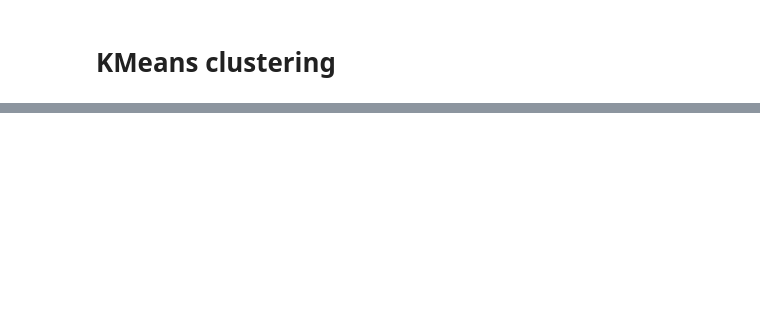
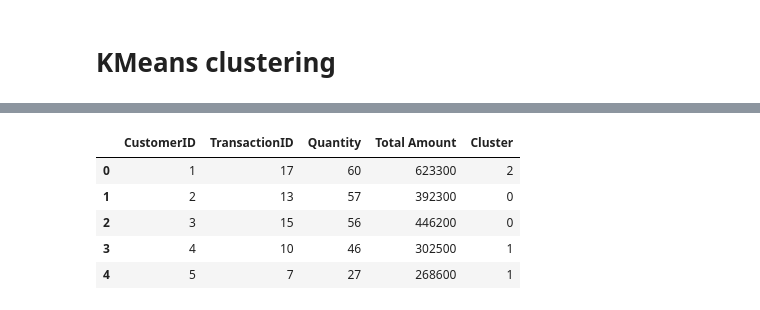
Before and after one commit to marginbridge/VIX-Kalbe-Nutritionals, a Jupyter notebook: clustering.ipynb, the cells around one changed output, grey strips where cells are left out. Saved outputs shown, nothing was run; the diff lists cells and outputs as text; code cells hidden in the pictures; blank space fills up the shorter version.

```diff
--- a/clustering.ipynb
+++ b/clustering.ipynb
@@ -400,0 +447,15 @@ print(score)
+# %%
+# Convert the NumPy array into a DataFrame
+new_data = pd.DataFrame(y_kmeans, columns=['Cluster'])
+
+# Concatenate the new DataFrame with the existing DataFrame
+combined_df = pd.concat([df, new_data], axis=1)
+
+combined_df.head()
+# %% [output]
+|  | CustomerID | TransactionID | Quantity | Total Amount | Cluster |
+| 0 | 1 | 17 | 60 | 623300 | 2 |
+| 1 | 2 | 13 | 57 | 392300 | 0 |
+| 2 | 3 | 15 | 56 | 446200 | 0 |
+| 3 | 4 | 10 | 46 | 302500 | 1 |
+| 4 | 5 | 7 | 27 | 268600 | 1 |
```
Also changed, not shown: parts of 47 cells of this notebook, 2 other files.
